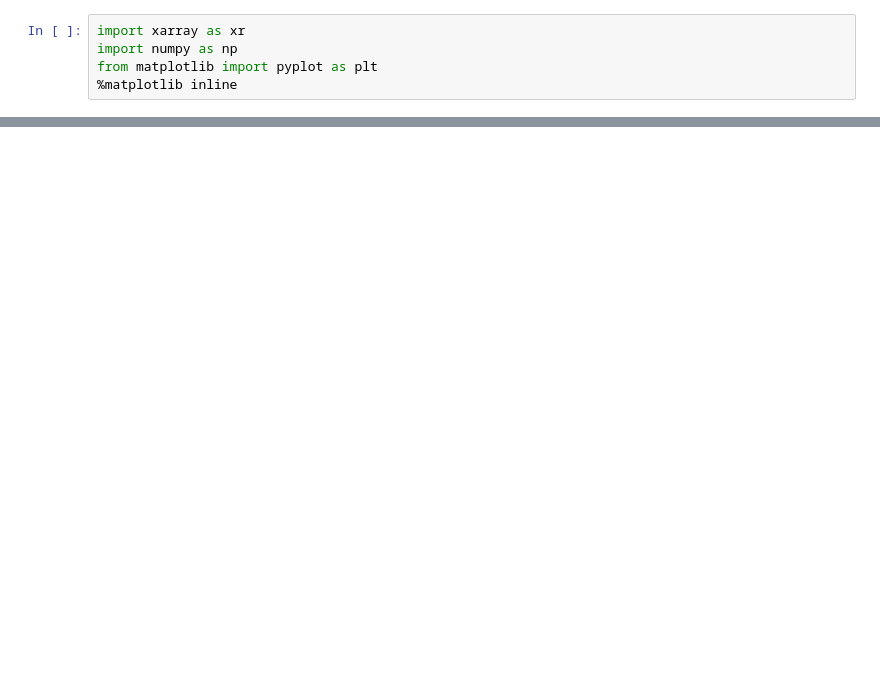
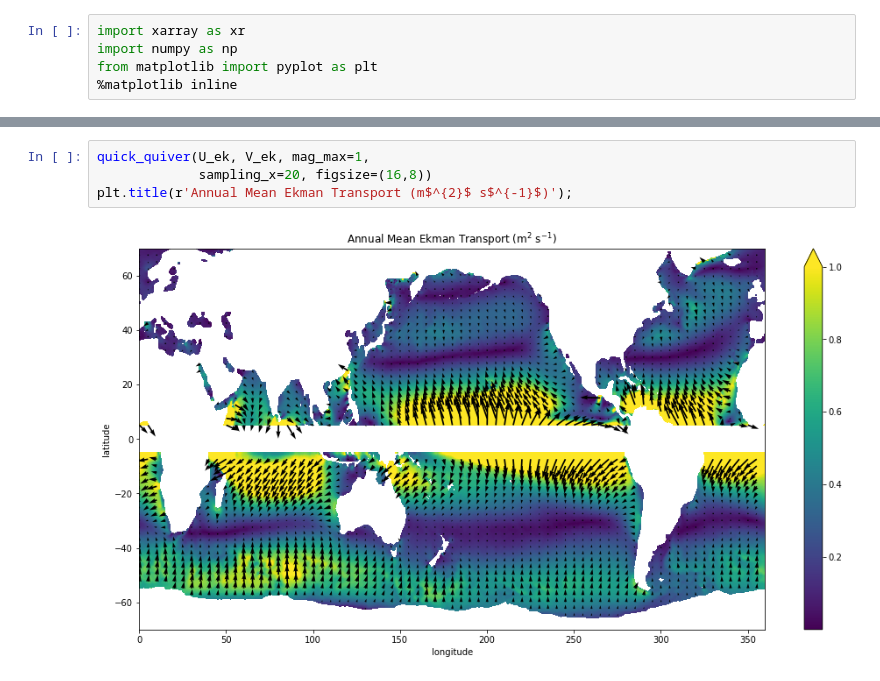
Before and after one commit to rabernat/intro_to_physical_oceanography, a Jupyter notebook: lectures/06_wind_forcing.ipynb, the cells around one changed output, grey strips where cells are left out. Saved outputs shown, nothing was run; the diff lists cells and outputs as text; blank space fills up the shorter version.

```diff
--- a/lectures/06_wind_forcing.ipynb
+++ b/lectures/06_wind_forcing.ipynb
@@ -62,0 +157,6 @@ scow_am.scow_zonal_wind_stress.sel(longitude=slice(300,350)).mean(dim='longitude
+# %%
+quick_quiver(U_ek, V_ek, mag_max=1,
+             sampling_x=20, figsize=(16,8))
+plt.title(r'Annual Mean Ekman Transport (m$^{2}$ s$^{-1}$)');
+# %% [output]
+[figure, added]
```
Also changed, not shown: parts of 21 cells of this notebook, 1 other file.
